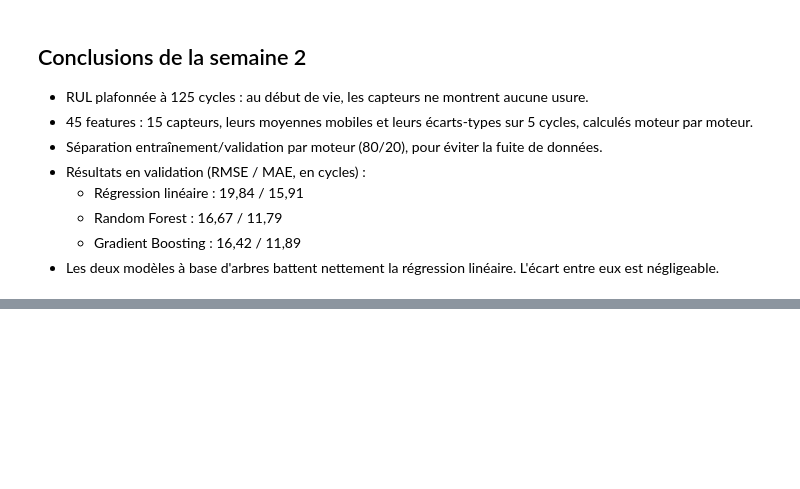
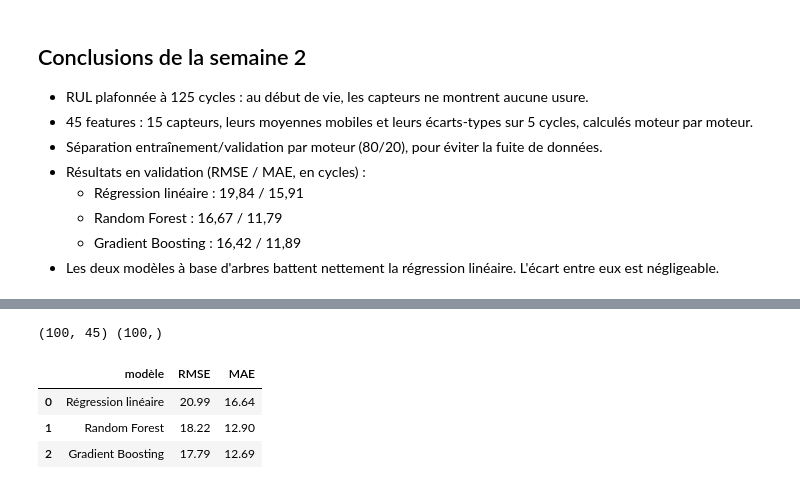
Before and after one commit to Ornella-bit/maintenance-predictive, a Jupyter notebook: notebooks/01_analyse_modele.ipynb, the cells around one changed output, grey strips where cells are left out. Drawn from its saved outputs; the diff is of its cells as text; code cells hidden in the pictures; blank space fills up the shorter version.

```diff
--- a/notebooks/01_analyse_modele.ipynb
+++ b/notebooks/01_analyse_modele.ipynb
@@ -198,0 +245,37 @@ Gradient Boosting : RMSE = 16.42 | MAE = 11.89
+# %%
+#Étape 3 : le test officiel
+#Pourquoi : c’est l’évaluation qui compte.
+# Dans test_FD001.txt, chaque moteur est coupé avant sa panne, et RUL_FD001.txt donne la vraie RUL au dernier cycle connu.
+# On prédit donc uniquement le dernier cycle de chacun des 100 moteurs.
+# Les modèles sont entraînés sur les 100 moteurs d’entraînement complets.
+# Features du jeu de test, puis dernier cycle de chaque moteur
+test_f = ajouter_features(test, colonnes_utiles)
+dernier = test_f.groupby("moteur").tail(1).sort_values("moteur")
+X_test = dernier[features]
+y_test = rul_test["RUL"].clip(upper=125).values   # même plafond que l'entraînement
+print(X_test.shape, y_test.shape)
+
+# Entraînement sur tout le jeu d'entraînement, puis évaluation sur le test officiel
+modeles = {
+    "Régression linéaire": LinearRegression(),
+    "Random Forest": RandomForestRegressor(n_estimators=100, n_jobs=-1, random_state=42),
+    "Gradient Boosting": GradientBoostingRegressor(random_state=42),
+}
+
+resultats_test = []
+for nom, modele in modeles.items():
+    modele.fit(X, y)
+    pred = modele.predict(X_test)
+    resultats_test.append({
+        "modèle": nom,
+        "RMSE": round(np.sqrt(mean_squared_error(y_test, pred)), 2),
+        "MAE": round(mean_absolute_error(y_test, pred), 2),
+    })
+
+pd.DataFrame(resultats_test)
+# %% [output]
+(100, 45) (100,)
+|  | modèle | RMSE | MAE |
+| 0 | Régression linéaire | 20.99 | 16.64 |
+| 1 | Random Forest | 18.22 | 12.90 |
+| 2 | Gradient Boosting | 17.79 | 12.69 |
```
Also changed, not shown: parts of 2 cells of this notebook.
